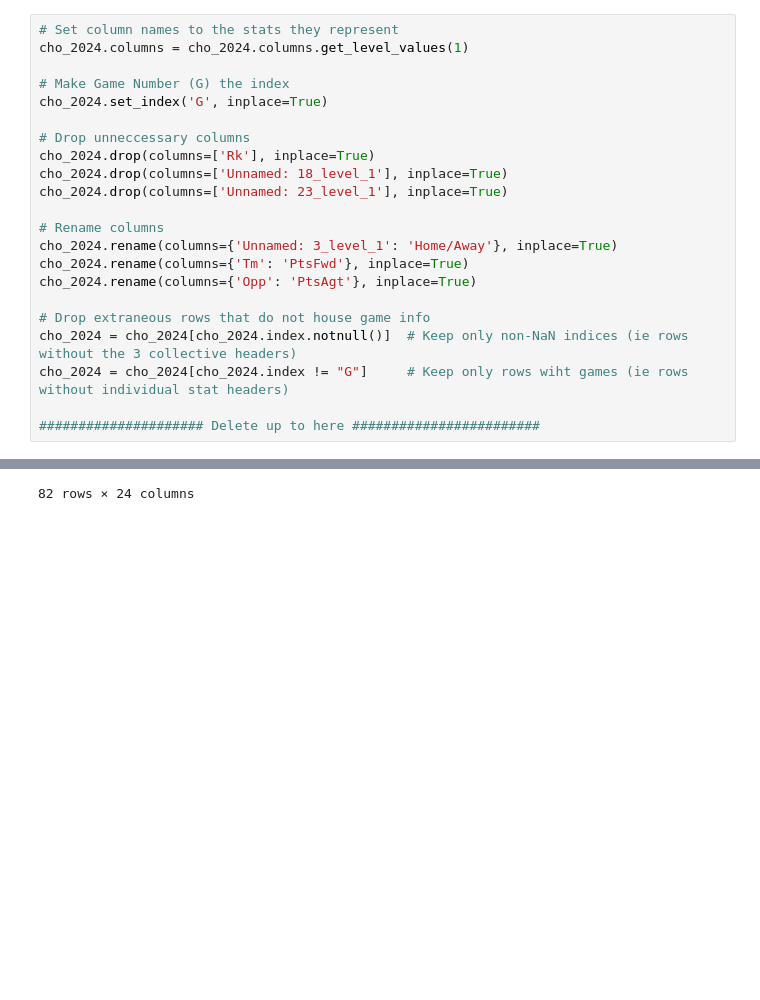
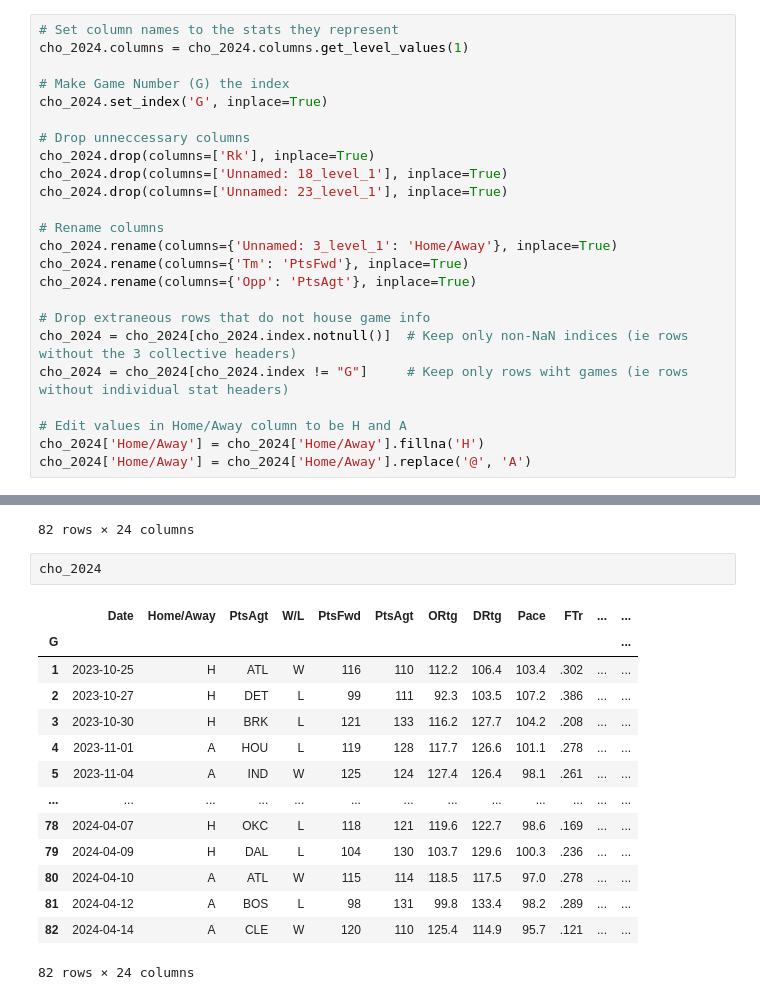
Before and after one commit to jacobdavis3/SportsModeling, a Jupyter notebook: nba/nba_scraper.ipynb, the cells around one changed output, grey strips where cells are left out. Cells and saved outputs as stored; diff of their text form; blank space fills up the shorter version.

Commit message:
home/away value update

```diff
--- a/nba/nba_scraper.ipynb
+++ b/nba/nba_scraper.ipynb
@@ -115,7 +115,9 @@ cho_2024.rename(columns={'Opp': 'PtsAgt'}, inplace=True)
 cho_2024 = cho_2024[cho_2024.index.notnull()]  # Keep only non-NaN indices (ie rows without the 3 collective headers)
 cho_2024 = cho_2024[cho_2024.index != "G"]     # Keep only rows wiht games (ie rows without individual stat headers)
 
-##################### Delete up to here ########################
+# Edit values in Home/Away column to be H and A
+cho_2024['Home/Away'] = cho_2024['Home/Away'].fillna('H')
+cho_2024['Home/Away'] = cho_2024['Home/Away'].replace('@', 'A')
 # %%
 cho_2024
 # %% [output]
@@ -133,3 +135,20 @@ cho_2024
 | 81 | 2024-04-12 | @ | BOS | L | 98 | 131 | 99.8 | 133.4 | 98.2 | .289 | ... | ... |
 | 82 | 2024-04-14 | @ | CLE | W | 120 | 110 | 125.4 | 114.9 | 95.7 | .121 | ... | ... |
 82 rows × 24 columns
+# %%
+cho_2024
+# %% [output]
+|  | Date | Home/Away | PtsAgt | W/L | PtsFwd | PtsAgt | ORtg | DRtg | Pace | FTr | ... | ... |
+| G |  |  |  |  |  |  |  |  |  |  |  | ... |
+| 1 | 2023-10-25 | H | ATL | W | 116 | 110 | 112.2 | 106.4 | 103.4 | .302 | ... | ... |
+| 2 | 2023-10-27 | H | DET | L | 99 | 111 | 92.3 | 103.5 | 107.2 | .386 | ... | ... |
+| 3 | 2023-10-30 | H | BRK | L | 121 | 133 | 116.2 | 127.7 | 104.2 | .208 | ... | ... |
+| 4 | 2023-11-01 | A | HOU | L | 119 | 128 | 117.7 | 126.6 | 101.1 | .278 | ... | ... |
+| 5 | 2023-11-04 | A | IND | W | 125 | 124 | 127.4 | 126.4 | 98.1 | .261 | ... | ... |
+| ... | ... | ... | ... | ... | ... | ... | ... | ... | ... | ... | ... | ... |
+| 78 | 2024-04-07 | H | OKC | L | 118 | 121 | 119.6 | 122.7 | 98.6 | .169 | ... | ... |
+| 79 | 2024-04-09 | H | DAL | L | 104 | 130 | 103.7 | 129.6 | 100.3 | .236 | ... | ... |
+| 80 | 2024-04-10 | A | ATL | W | 115 | 114 | 118.5 | 117.5 | 97.0 | .278 | ... | ... |
+| 81 | 2024-04-12 | A | BOS | L | 98 | 131 | 99.8 | 133.4 | 98.2 | .289 | ... | ... |
+| 82 | 2024-04-14 | A | CLE | W | 120 | 110 | 125.4 | 114.9 | 95.7 | .121 | ... | ... |
+82 rows × 24 columns
```
